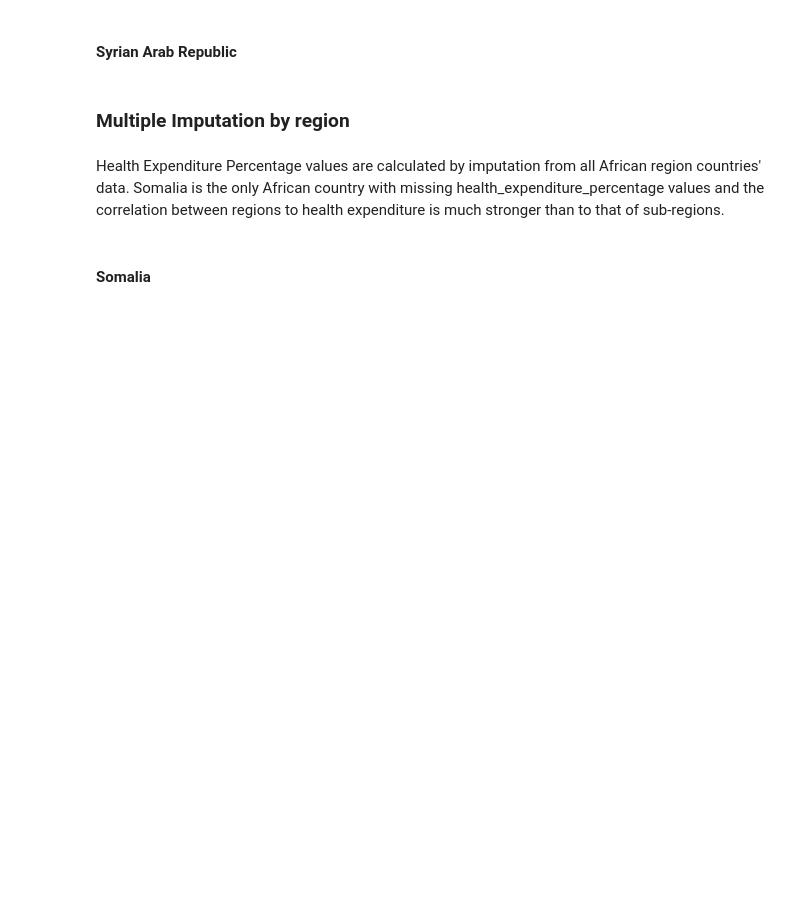
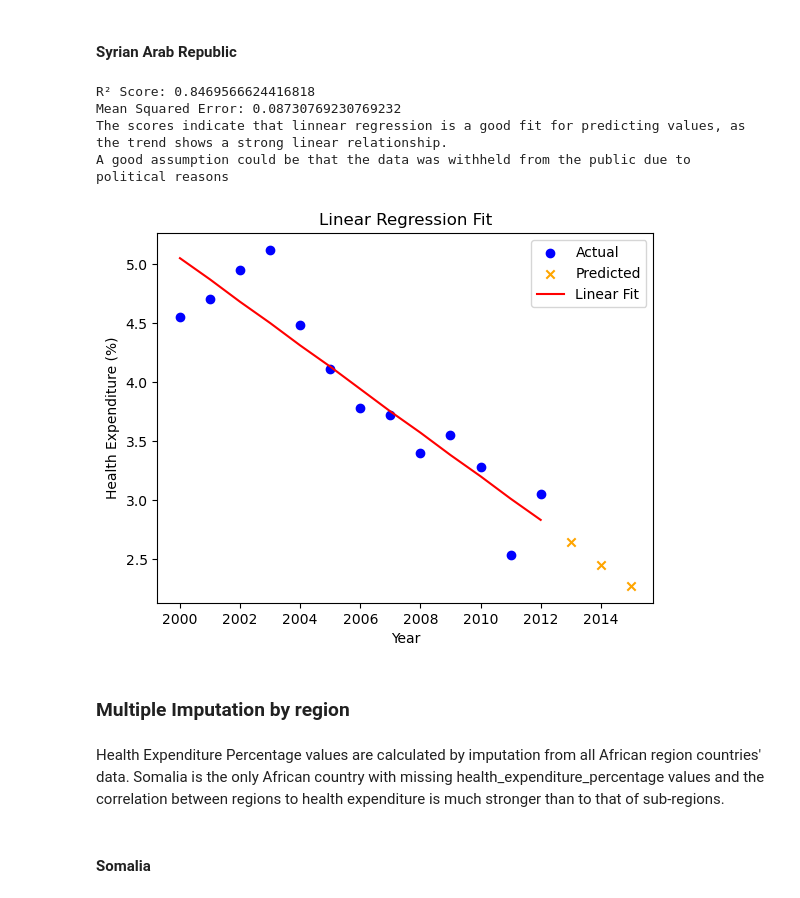
Before and after one commit to WVDevCode/Life_Expectancy_and_GDP, a Jupyter notebook: Notebooks/df_tidying.ipynb, the cells around one changed output. Saved outputs shown, nothing was run; the diff lists cells and outputs as text; code cells hidden in the pictures; blank space fills up the shorter version.

```diff
--- a/Notebooks/df_tidying.ipynb
+++ b/Notebooks/df_tidying.ipynb
@@ -1642,5 +1752,51 @@ life_exp_clean_2 = life_exp_clean_2.drop(columns=['health_expenditure_percentage
+# %%
+for year, value in zip(missing_years.flatten(), missing_hep_values_predict):
+    life_exp_clean_2.loc[(life_exp_clean_2['year'] == year) & (life_exp_clean_2['country'] == 'Libya') , 'health_expenditure_percentage'] = value
+
+hep_values_to_year = life_exp_clean_2[['year', 'health_expenditure_percentage']][life_exp_clean_2['country']== 'Libya'].sort_values('year', ascending=True)
 # %% [markdown]
 #### Syrian Arab Republic
+# %%
+syria_data = life_exp_clean_2[life_exp_clean_2['country'] == 'Syrian Arab Republic']
+recorded_data = syria_data.dropna(subset=['health_expenditure_percentage'])
+
+recorded_years = recorded_data['year'].values.reshape(-1, 1)
+recorded_hep_values = recorded_data['health_expenditure_percentage'].values
+missing_years = np.arange(2013, 2016).reshape(-1, 1)
+
+model = LinearRegression()
+model.fit(recorded_years, recorded_hep_values)
+
+missing_hep_values_predict = np.round(model.predict(missing_years), 2)
+known_hep_values_predict = np.round(model.predict(recorded_years), 2)
+
+r2 = r2_score(list(recorded_hep_values), list(known_hep_values_predict))
+mse = mean_squared_error(recorded_hep_values, known_hep_values_predict)
+
+print(f"R² Score: {r2}")
+print(f"Mean Squared Error: {mse}")
+print('The scores indicate that linnear regression is a good fit for predicting values, as the trend shows a strong linear relationship.')
+print('A good assumption could be that the data was withheld from the public due to political reasons')
+
+for year, value in zip(missing_years.flatten(), missing_hep_values_predict):
+    life_exp_clean_2.loc[(life_exp_clean_2['year'] == year) & (life_exp_clean_2['country'] == 'Syrian Arab Republic') , 'health_expenditure_percentage'] = value
+
+hep_values_to_year = life_exp_clean_2[['year', 'health_expenditure_percentage']][life_exp_clean_2['country']== 'Syrian Arab Republic'].sort_values('year', ascending=True)
+
+plt.scatter(recorded_years, recorded_hep_values, color='blue', label='Actual')
+plt.scatter(missing_years, missing_hep_values_predict, marker='x', color='orange', label= 'Predicted')
+plt.plot(recorded_years, known_hep_values_predict, color='red', label='Linear Fit')
+plt.legend()
+plt.xlabel('Year')
+plt.ylabel('Health Expenditure (%)')
+plt.title('Linear Regression Fit')
+plt.show()
+# %% [output]
+R² Score: 0.8469566624416818
+Mean Squared Error: 0.08730769230769232
+The scores indicate that linnear regression is a good fit for predicting values, as the trend shows a strong linear relationship.
+A good assumption could be that the data was withheld from the public due to political reasons
+[figure, added]
 # %% [markdown]
 ### Multiple Imputation by region
 # %% [markdown]
```
Also changed, not shown: parts of 9 cells of this notebook, 1 other file.
